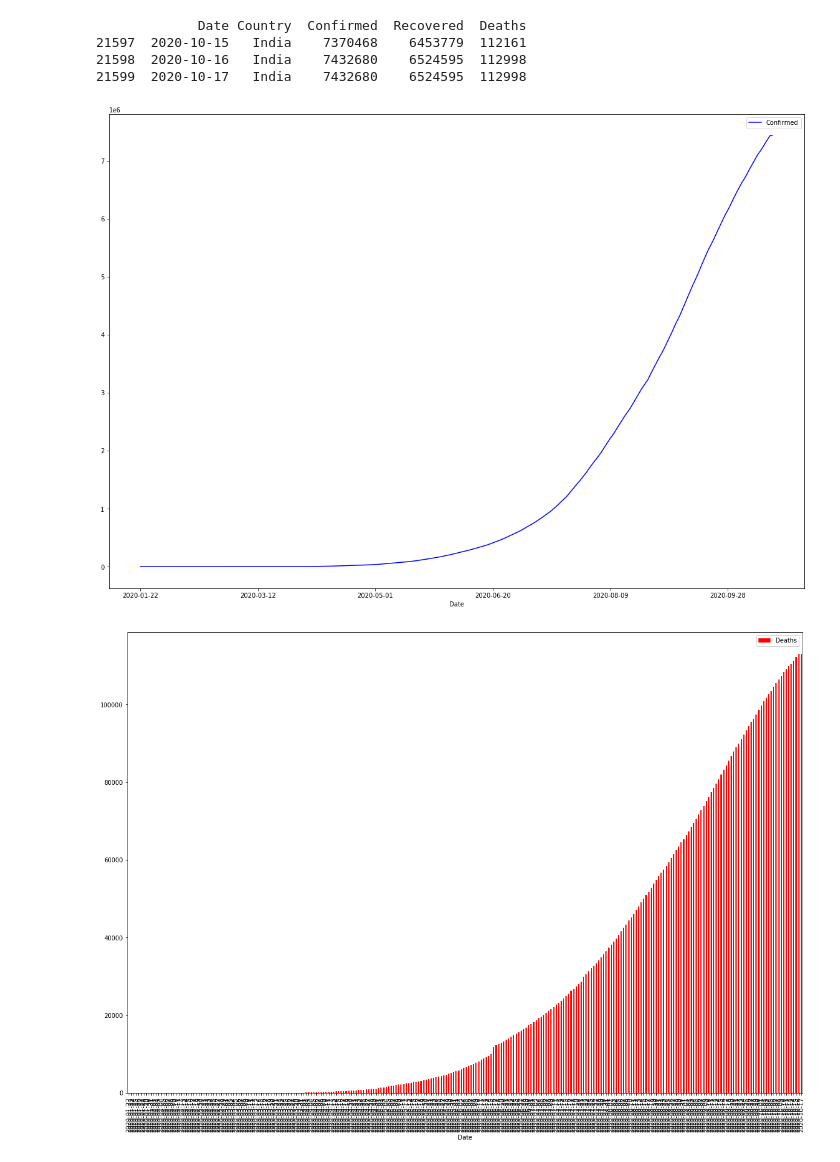
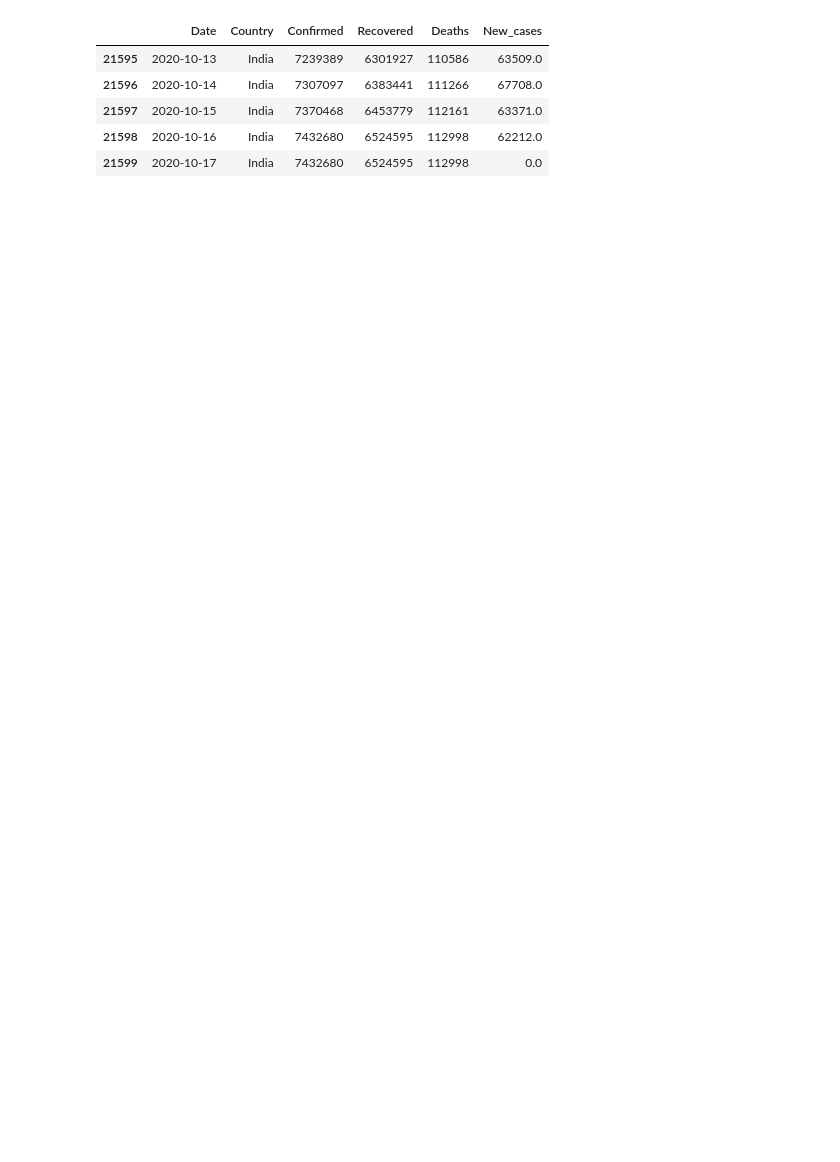
Before and after one commit to shashanksingh/blog_redux, a Jupyter notebook: _notebooks/2020-09-20-covid-impact.ipynb, the cells around one changed output. Saved outputs shown, nothing was run; the diff lists cells and outputs as text; code cells hidden in the pictures; blank space fills up the shorter version.

```diff
--- a/_notebooks/2020-09-20-covid-impact.ipynb
+++ b/_notebooks/2020-09-20-covid-impact.ipynb
@@ -31,28 +31,21 @@ Requirement already satisfied: six in /Users/shashanksingh/.local/share/virtuale
 # %%
 %matplotlib inline
 import matplotlib.pyplot as plt
 import pandas as pd
 
 #### ----- Step 1 (Download data)----
 URL_DATASET = r'https://raw.githubusercontent.com/datasets/covid-19/master/data/countries-aggregated.csv'
 df1 = pd.read_csv(URL_DATASET)
 
+df1['New_cases'] = df1['Confirmed'] - df1['Confirmed'].shift(1)
+
 #### ----- Step 2 (Select data for India)----
 df_india = df1[df1['Country'] == 'India']
-print(df_india.tail(3))
-
-#### ----- Step 3 (Plot data)----
-# Increase size of plot
-plt.rcParams["figure.figsize"]=20,14  # Remove if not on Jupyter
-df_india.plot( x = 'Date', y = 'Confirmed', color = 'blue')
-
-# ax1 = plt.gca()
-df_india.plot(x = 'Date', y = 'Deaths', color = 'red')
-plt.show()
+df_india.tail(5)
 # %% [output]
-             Date Country  Confirmed  Recovered  Deaths
-21597  2020-10-15   India    7370468    6453779  112161
-21598  2020-10-16   India    7432680    6524595  112998
-21599  2020-10-17   India    7432680    6524595  112998
-[figure, removed]
-[figure, removed]
+|  | Date | Country | Confirmed | Recovered | Deaths | New_cases |
+| 21595 | 2020-10-13 | India | 7239389 | 6301927 | 110586 | 63509.0 |
+| 21596 | 2020-10-14 | India | 7307097 | 6383441 | 111266 | 67708.0 |
+| 21597 | 2020-10-15 | India | 7370468 | 6453779 | 112161 | 63371.0 |
+| 21598 | 2020-10-16 | India | 7432680 | 6524595 | 112998 | 62212.0 |
+| 21599 | 2020-10-17 | India | 7432680 | 6524595 | 112998 | 0.0 |
```
Also changed, not shown: parts of 3 cells of this notebook, 3 other files.
